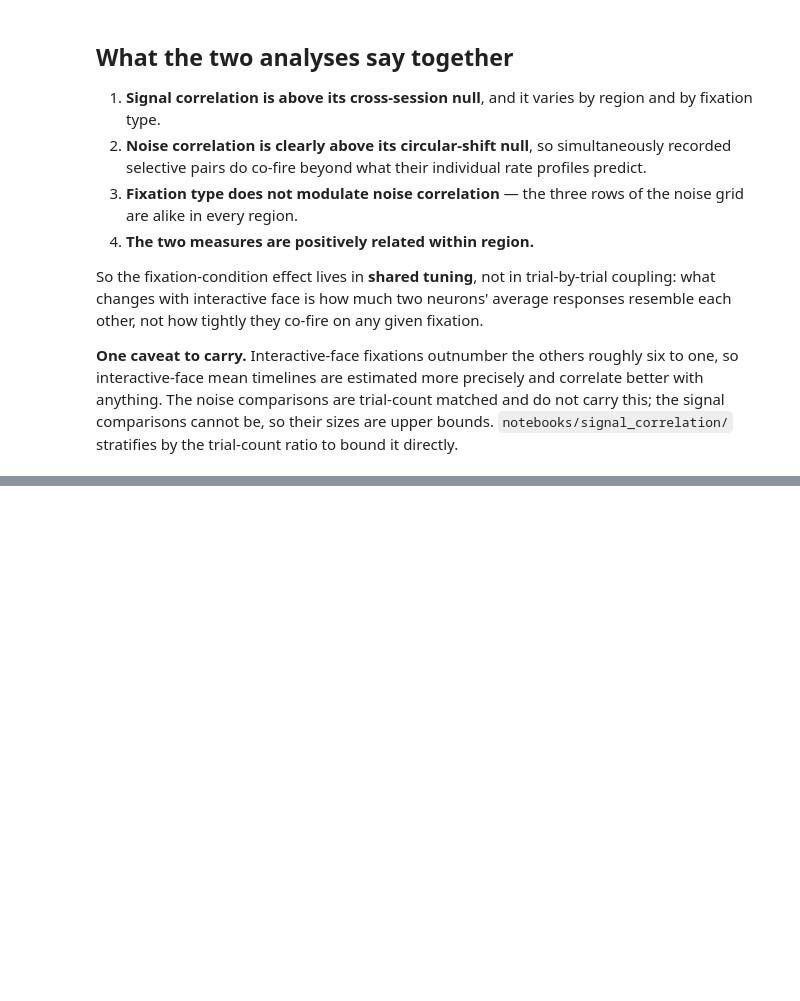
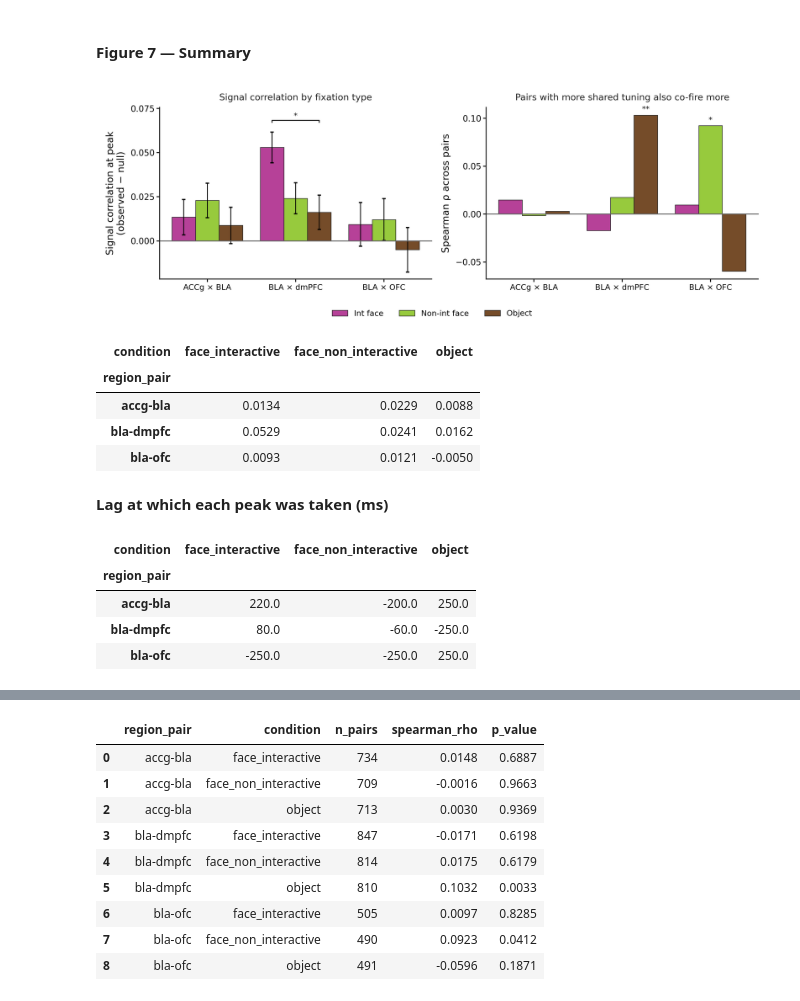
Before and after one commit to gprabaha/dal_monte_2022_analysis, a Jupyter notebook: notebooks/pair_correlation_overview/pair_correlation_overview.ipynb, the cells around one changed output, grey strips where cells are left out. Drawn from its saved outputs; the diff is of its cells as text; code cells hidden in the pictures; blank space fills up the shorter version.

```diff
--- a/notebooks/pair_correlation_overview/pair_correlation_overview.ipynb
+++ b/notebooks/pair_correlation_overview/pair_correlation_overview.ipynb
@@ -279,23 +379,44 @@ display(rho.loc[:, ["region_pair", "condition", "n_pairs", "spearman_rho", "p_va
 # %% [markdown]
-## What the two analyses say together
-
-1. **Signal correlation is above its cross-session null**, and it varies by
-   region and by fixation type.
-2. **Noise correlation is clearly above its circular-shift null**, so
-   simultaneously recorded selective pairs do co-fire beyond what their
-   individual rate profiles predict.
-3. **Fixation type does not modulate noise correlation** — the three rows of the
-   noise grid are alike in every region.
-4. **The two measures are positively related within region.**
-
-So the fixation-condition effect lives in **shared tuning**, not in
-trial-by-trial coupling: what changes with interactive face is how much two
-neurons' average responses resemble each other, not how tightly they co-fire on
-any given fixation.
-
-**One caveat to carry.** Interactive-face fixations outnumber the others roughly
-six to one, so interactive-face mean timelines are estimated more precisely and
-correlate better with anything. The noise comparisons are trial-count matched
-and do not carry this; the signal comparisons cannot be, so their sizes are
-upper bounds. `notebooks/signal_correlation/` stratifies by the trial-count
-ratio to bound it directly.
+#### Figure 7 — Summary
+# %%
+# The bar is the height of the peak in the trace above, not a per-pair maximum
+# and not a windowed mean: the peak lag is found once from the group trace and
+# every pair is then read at that one lag.
+peak_lags = sc.group_peak_lags(signal_traces["traces"], scope="cross_region", lags_ms=signal_lags)
+at_peak = sc.extract_at_group_peak(
+    signal, peak_lags, signal_settings, lags_ms=signal_lags, scope="cross_region"
+)
+summary = sc.summarize_at_group_peak(at_peak, signal_settings, scope="cross_region")
+contrasts = sc.compare_at_group_peak(at_peak, signal_settings)
+rho = correlations.loc[correlations["scope"] == "cross_region"]
+
+fig, paths = viz.plot_summary_bars(summary, contrasts, rho, figs, scope="cross_region")
+display(Image(filename=str(paths["png"])))
+
+display(
+    summary.pivot_table(index="region_pair", columns="condition", values="mean").round(4)
+)
+display(Markdown("**Lag at which each peak was taken (ms)**"))
+display(
+    summary.pivot_table(index="region_pair", columns="condition", values="peak_lag_ms").round(0)
+)
+display(
+    contrasts.loc[
+        :, ["region_pair", "condition_a", "condition_b", "n_pairs", "mean_difference",
+            "effect_size_rank_biserial", "p_value_corrected", "significant"]
+    ].round(4)
+)
+display(rho.loc[:, ["region_pair", "condition", "n_pairs", "spearman_rho", "p_value"]].round(4))
+# %% [output]
+[figure, added]
+| condition | face_interactive | face_non_interactive | object |
+| region_pair |  |  |  |
+| accg-bla | 0.0134 | 0.0229 | 0.0088 |
+| bla-dmpfc | 0.0529 | 0.0241 | 0.0162 |
+| bla-ofc | 0.0093 | 0.0121 | -0.0050 |
+**Lag at which each peak was taken (ms)**
+| condition | face_interactive | face_non_interactive | object |
+| region_pair |  |  |  |
+| accg-bla | 220.0 | -200.0 | 250.0 |
+| bla-dmpfc | 80.0 | -60.0 | -250.0 |
+| bla-ofc | -250.0 | -250.0 | 250.0 |
@@ -301,0 +433,10 @@ ratio to bound it directly.
+|  | region_pair | condition | n_pairs | spearman_rho | p_value |
+| 0 | accg-bla | face_interactive | 734 | 0.0148 | 0.6887 |
+| 1 | accg-bla | face_non_interactive | 709 | -0.0016 | 0.9663 |
+| 2 | accg-bla | object | 713 | 0.0030 | 0.9369 |
+| 3 | bla-dmpfc | face_interactive | 847 | -0.0171 | 0.6198 |
+| 4 | bla-dmpfc | face_non_interactive | 814 | 0.0175 | 0.6179 |
+| 5 | bla-dmpfc | object | 810 | 0.1032 | 0.0033 |
+| 6 | bla-ofc | face_interactive | 505 | 0.0097 | 0.8285 |
+| 7 | bla-ofc | face_non_interactive | 490 | 0.0923 | 0.0412 |
+| 8 | bla-ofc | object | 491 | -0.0596 | 0.1871 |
```
Also changed, not shown: parts of 20 cells of this notebook, 5 other files.
